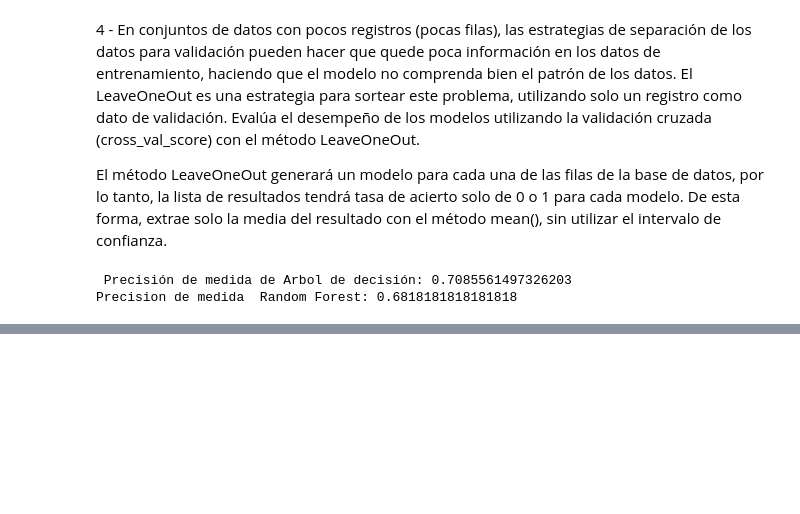
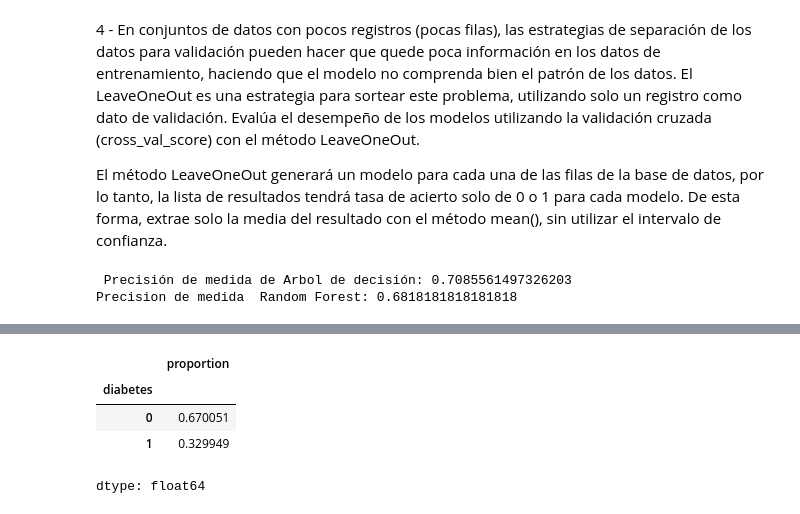
Before and after one commit to Starleen1996/Machine_Learning_modelos, a Jupyter notebook: Haga_Lo_que_hicimos_Validacion_De_modelos_metricas.ipynb, the cells around one changed output, grey strips where cells are left out. Saved outputs shown, nothing was run; the diff lists cells and outputs as text; code cells hidden in the pictures; blank space fills up the shorter version.

```diff
--- a/Haga_Lo_que_hicimos_Validacion_De_modelos_metricas.ipynb
+++ b/Haga_Lo_que_hicimos_Validacion_De_modelos_metricas.ipynb
@@ -285,0 +290,8 @@ Precision de medida  Random Forest: 0.6818181818181818
+# %%
+datos['diabetes'].value_counts(normalize=True)
+# %% [output]
+|  | proportion |
+| diabetes |  |
+| 0 | 0.670051 |
+| 1 | 0.329949 |
+dtype: float64
```
Also changed, not shown: parts of 12 cells of this notebook.
